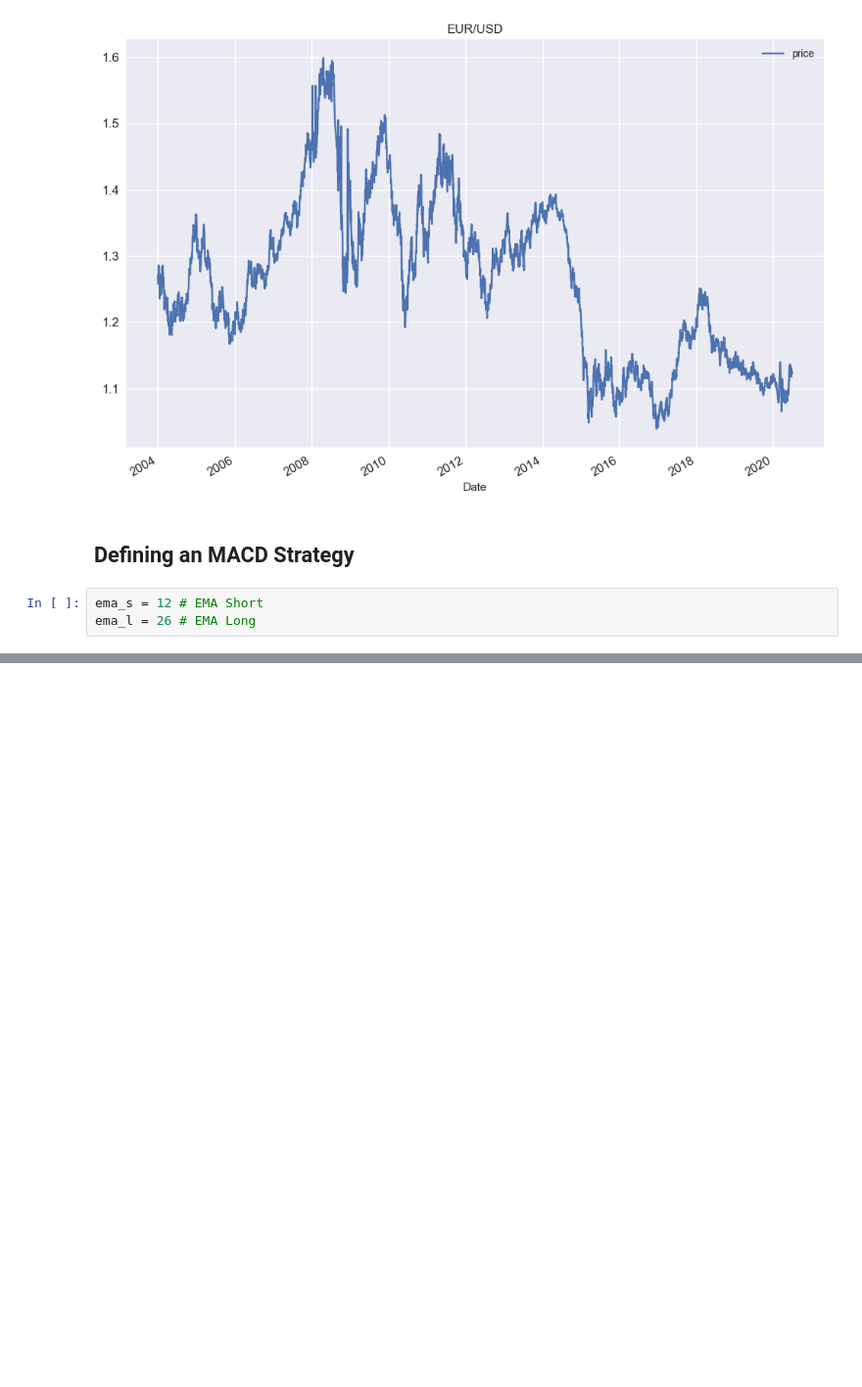
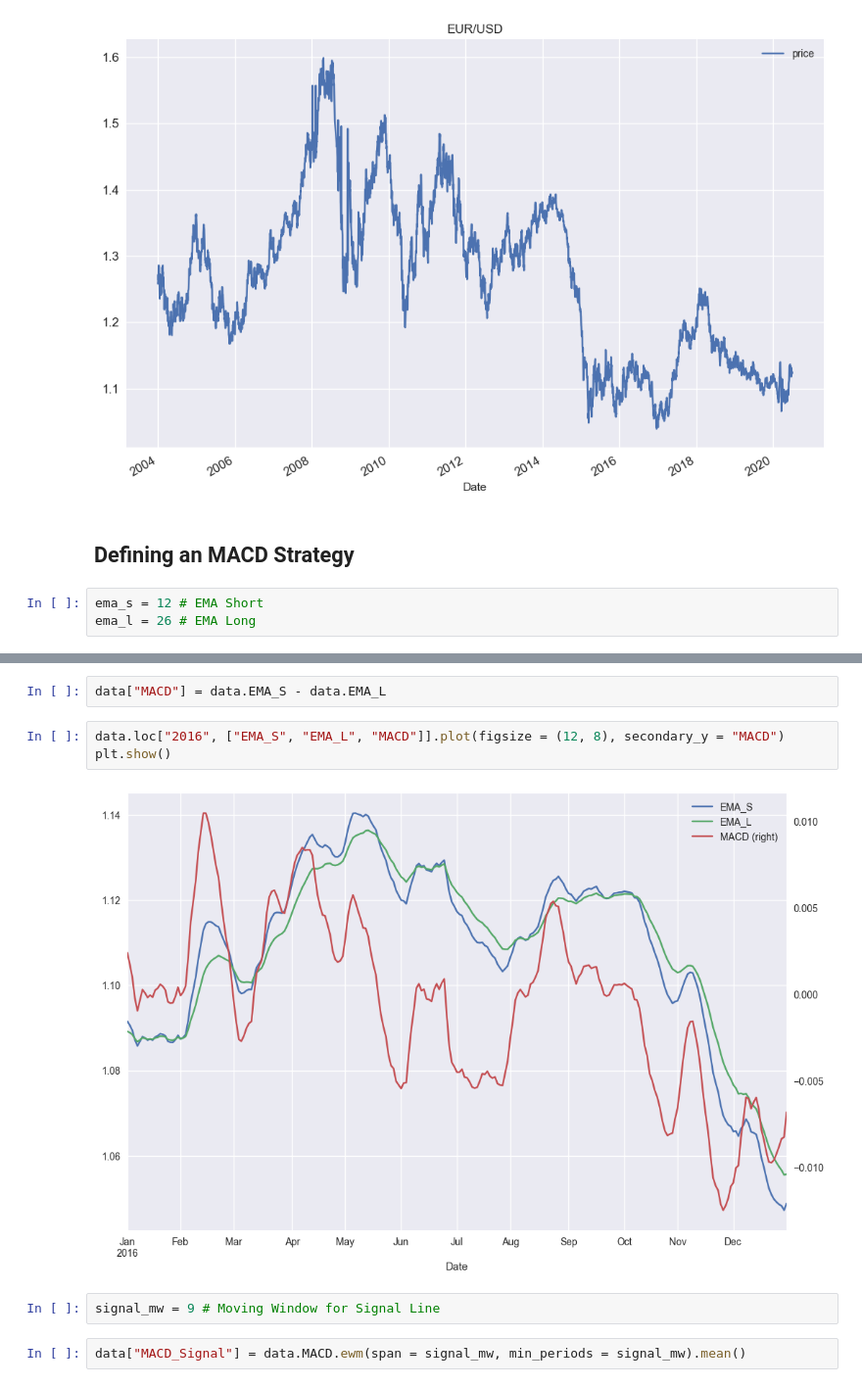
Before and after one commit to AvirukthGT/AlgoTrading, a Jupyter notebook: MACD/MACD.ipynb, the cells around one changed output, grey strips where cells are left out. Shown at 98% size. Drawn from its saved outputs; the diff is of its cells as text; blank space fills up the shorter version.

Commit message:
Defining MACD strategy

```diff
--- a/MACD/MACD.ipynb
+++ b/MACD/MACD.ipynb
@@ -30,0 +40,11 @@ ema_l = 26 # EMA Long
+# %%
+data["MACD"] = data.EMA_S - data.EMA_L
+# %%
+data.loc["2016", ["EMA_S", "EMA_L", "MACD"]].plot(figsize = (12, 8), secondary_y = "MACD")
+plt.show()
+# %% [output]
+[figure, added]
+# %%
+signal_mw = 9 # Moving Window for Signal Line
+# %%
+data["MACD_Signal"] = data.MACD.ewm(span = signal_mw, min_periods = signal_mw).mean()
```
Also changed, not shown: parts of 5 cells of this notebook.
